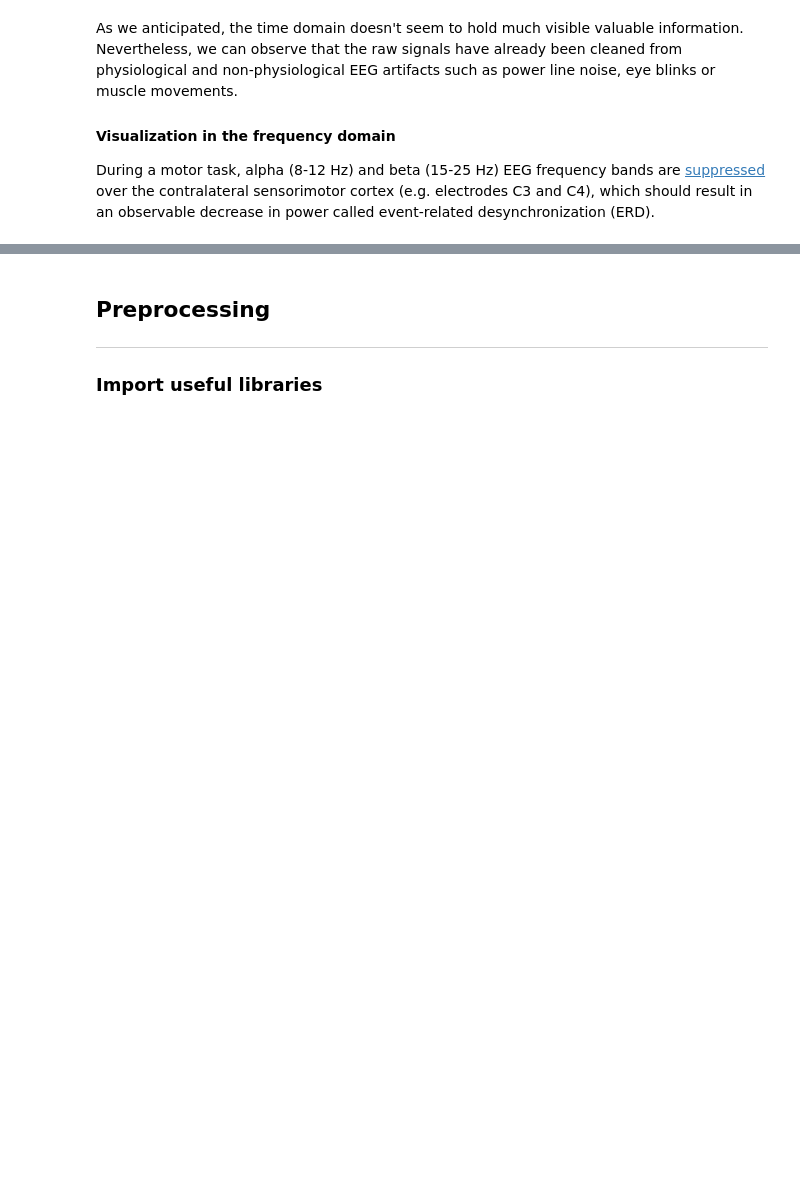
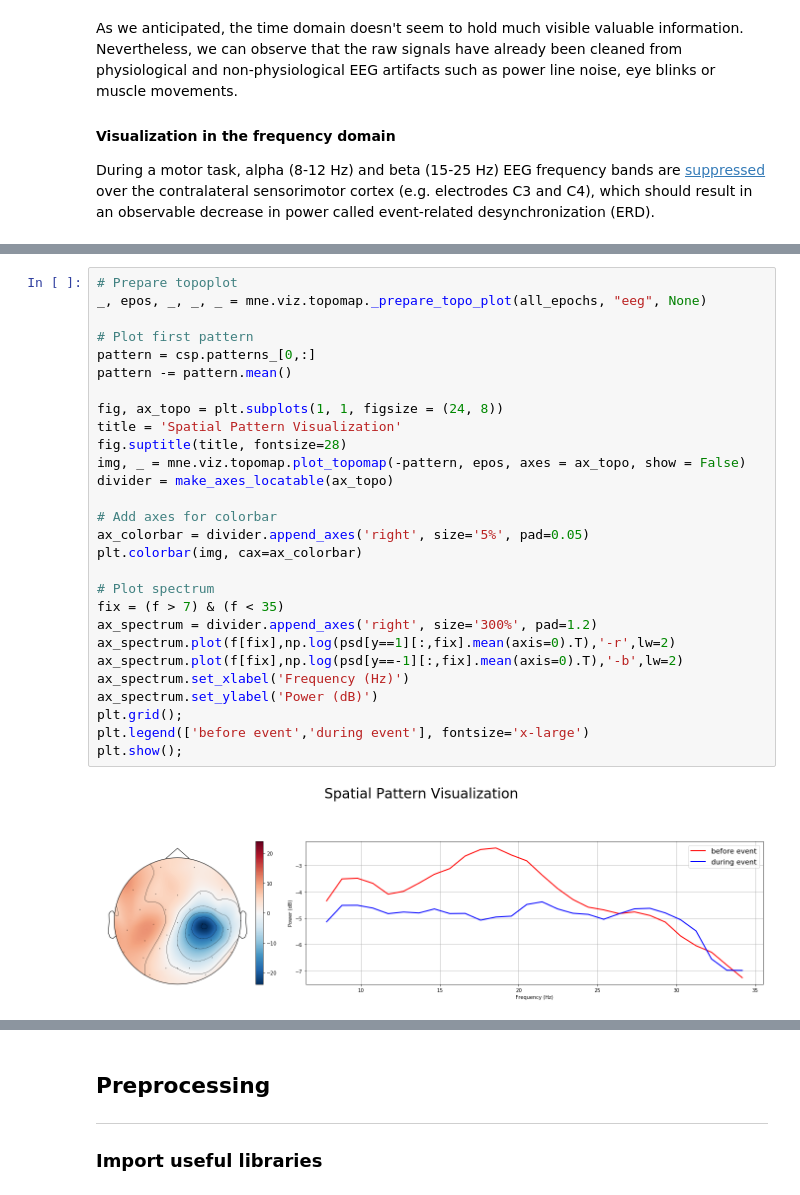
Before and after one commit to cedricsimar/Hand-Motions-Classification, a Jupyter notebook: main.ipynb, the cells around one changed output, grey strips where cells are left out. Drawn from its saved outputs; the diff is of its cells as text; blank space fills up the shorter version.

Commit message:
plots erds

```diff
--- a/main.ipynb
+++ b/main.ipynb
@@ -216,0 +192,30 @@ Done.
+# %%
+# Prepare topoplot
+_, epos, _, _, _ = mne.viz.topomap._prepare_topo_plot(all_epochs, "eeg", None)
+
+# Plot first pattern
+pattern = csp.patterns_[0,:]
+pattern -= pattern.mean()
+
+fig, ax_topo = plt.subplots(1, 1, figsize = (24, 8))
+title = 'Spatial Pattern Visualization'
+fig.suptitle(title, fontsize=28)
+img, _ = mne.viz.topomap.plot_topomap(-pattern, epos, axes = ax_topo, show = False)
+divider = make_axes_locatable(ax_topo)
+
+# Add axes for colorbar
+ax_colorbar = divider.append_axes('right', size='5%', pad=0.05)
+plt.colorbar(img, cax=ax_colorbar)
+
+# Plot spectrum
+fix = (f > 7) & (f < 35)
+ax_spectrum = divider.append_axes('right', size='300%', pad=1.2)
+ax_spectrum.plot(f[fix],np.log(psd[y==1][:,fix].mean(axis=0).T),'-r',lw=2)
+ax_spectrum.plot(f[fix],np.log(psd[y==-1][:,fix].mean(axis=0).T),'-b',lw=2)
+ax_spectrum.set_xlabel('Frequency (Hz)')
+ax_spectrum.set_ylabel('Power (dB)')
+plt.grid();
+plt.legend(['before event','during event'], fontsize='x-large')
+plt.show();
+# %% [output]
+[figure, added]
```
Also changed, not shown: parts of 3 cells of this notebook.
